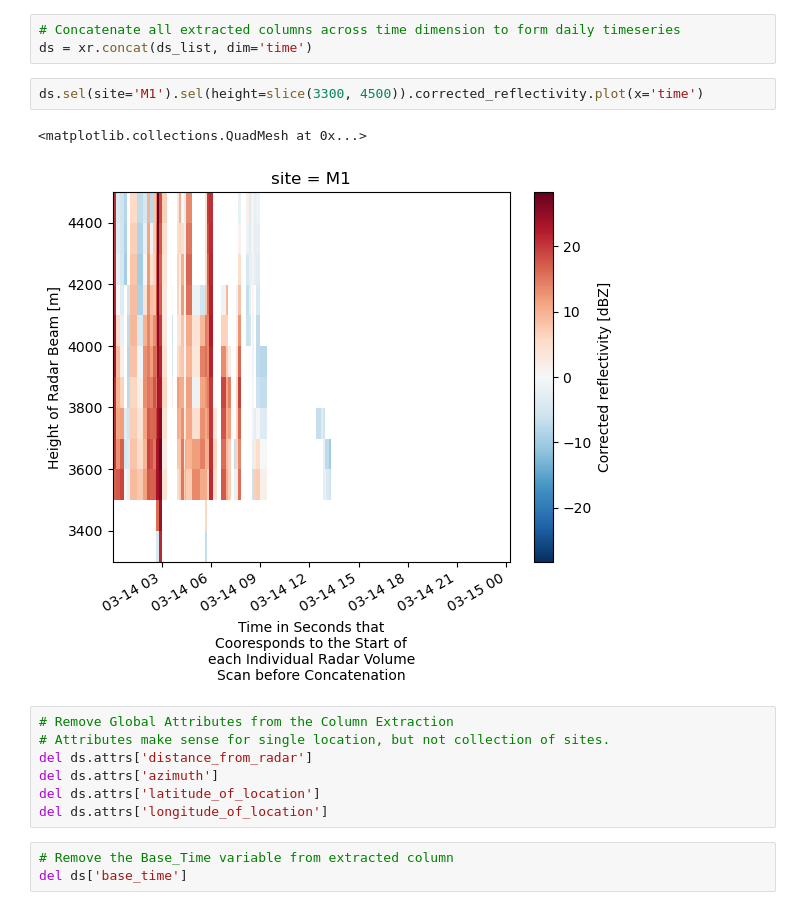
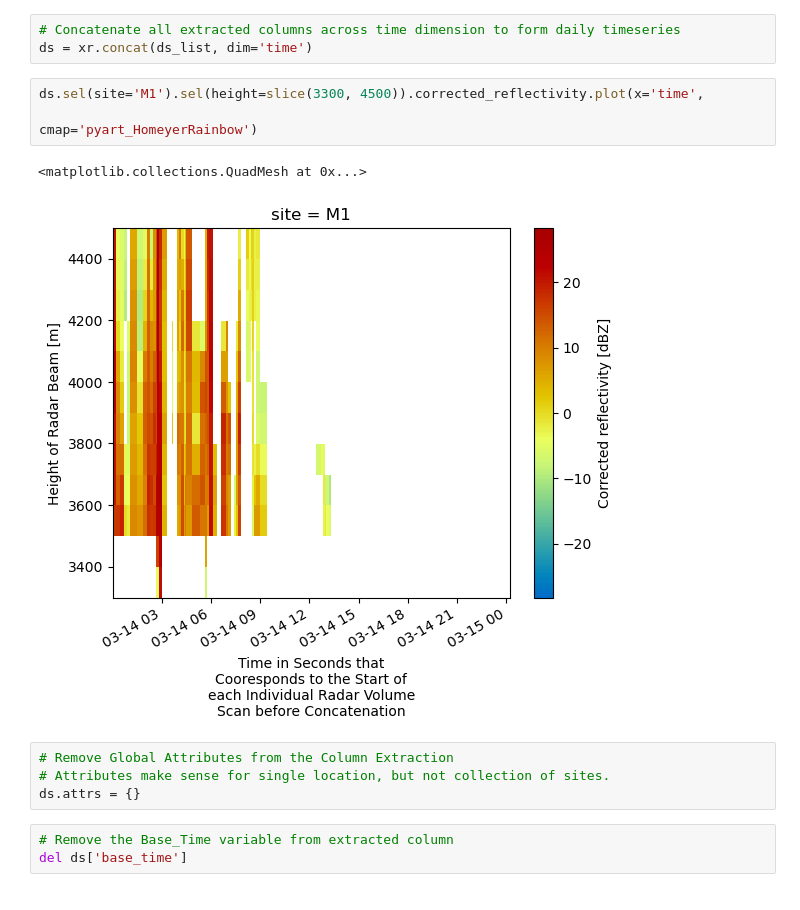
Before and after one commit to mgrover1/sail-xprecip-radar, a Jupyter notebook: notebooks/radar-precip/matched_dataset_march_14_2022.ipynb, the cells around one changed output. Drawn from its saved outputs; the diff is of its cells as text.

```diff
--- a/notebooks/radar-precip/matched_dataset_march_14_2022.ipynb
+++ b/notebooks/radar-precip/matched_dataset_march_14_2022.ipynb
@@ -244,17 +244,15 @@ Wall time: 13min 22s
 # Concatenate all extracted columns across time dimension to form daily timeseries
 ds = xr.concat(ds_list, dim='time')
 # %%
-ds.sel(site='M1').sel(height=slice(3300, 4500)).corrected_reflectivity.plot(x='time')
+ds.sel(site='M1').sel(height=slice(3300, 4500)).corrected_reflectivity.plot(x='time',
+                                                                            cmap='pyart_HomeyerRainbow')
 # %% [output]
 <matplotlib.collections.QuadMesh at 0x...>
-[figure, old version]
+[figure, new version]
 # %%
 # Remove Global Attributes from the Column Extraction
 # Attributes make sense for single location, but not collection of sites.
-del ds.attrs['distance_from_radar']
-del ds.attrs['azimuth']
-del ds.attrs['latitude_of_location']
-del ds.attrs['longitude_of_location']
+ds.attrs = {}
 # %%
 # Remove the Base_Time variable from extracted column
 del ds['base_time']
```
Also changed, not shown: parts of 1 cell of this notebook.
